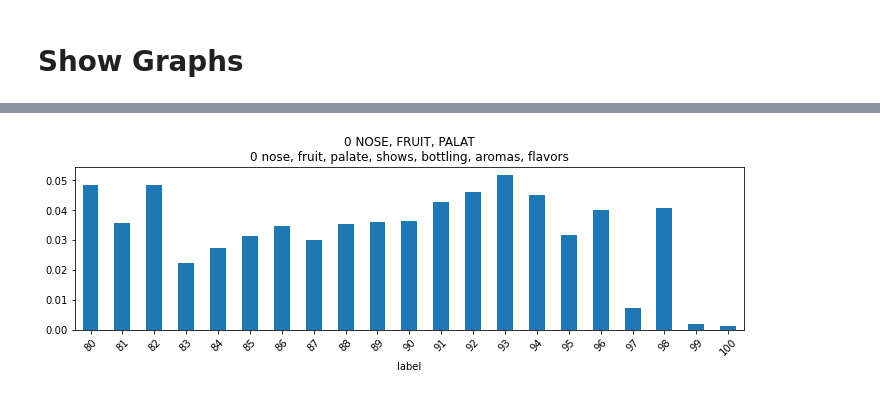
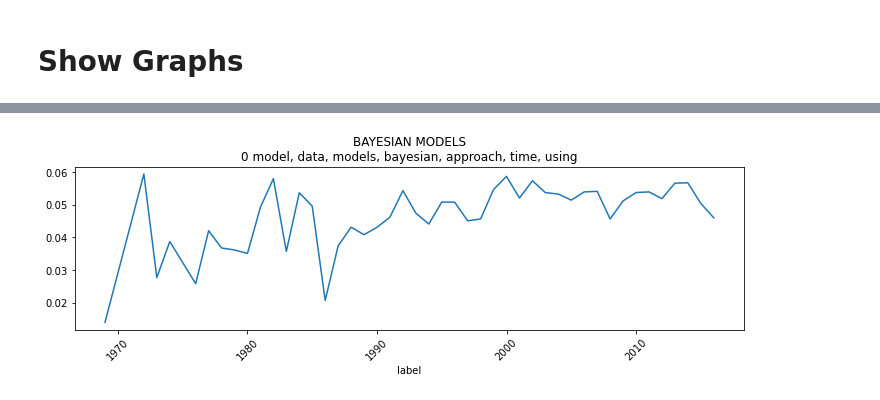
Before and after one commit to ontoligent/TAPI_Topic_Models, a Jupyter notebook: 03-TopicTrendsDemo.ipynb, the cells around one changed output, grey strips where cells are left out. Cells and saved outputs as stored; diff of their text form; code cells hidden in the pictures.

```diff
--- a/03-TopicTrendsTemplate.ipynb
+++ b/03-TopicTrendsDemo.ipynb
@@ -91,2 +50,4 @@ db.TOPICS['gloss'] = topic_glosses
+# %%
+db.TOPICS_NMF['gloss'] = topic_glosses
 # %%
-db.THETA['label'] = db.LABELS[doc_label]
+db.THETA_NMF['label'] = db.LABELS['doc_year']
@@ -93,3 +69,3 @@ db.THETA['label'] = db.LABELS[doc_label]
 # %%
-TRENDS = db.THETA.groupby('label').mean()
-TRENDS.columns = db.TOPICS.gloss
+TRENDS_NMF = db.THETA_NMF.groupby('label').mean()
+TRENDS_NMF.columns = db.TOPICS_NMF.gloss
@@ -99,10 +88,11 @@ TRENDS.columns = db.TOPICS.gloss
 import matplotlib.pyplot as plt
 # %%
 def show_trend(topic_id, kind='bar', h=3, w=12):
-    gloss = db.TOPICS.loc[topic_id, 'gloss']
-    TRENDS[gloss].plot(kind=kind, figsize=(w, h), rot=45,
-                       title= gloss.upper() + '\n' + db.TOPICS.loc[topic_id].topwords);
+    gloss = db.TOPICS_NMF.loc[topic_id, 'gloss']
+    TRENDS_NMF[gloss].plot(kind=kind, figsize=(w, h), rot=45,
+                       title= gloss.upper() + '\n'
+                       + db.TOPICS_NMF.loc[topic_id].topwords);
 # %%
-show_trend(0,'bar')
+show_trend(0,'line')
 # %% [output]
-[figure, old version]
+[figure, new version]
```
Also changed, not shown: parts of 34 cells of this notebook.
